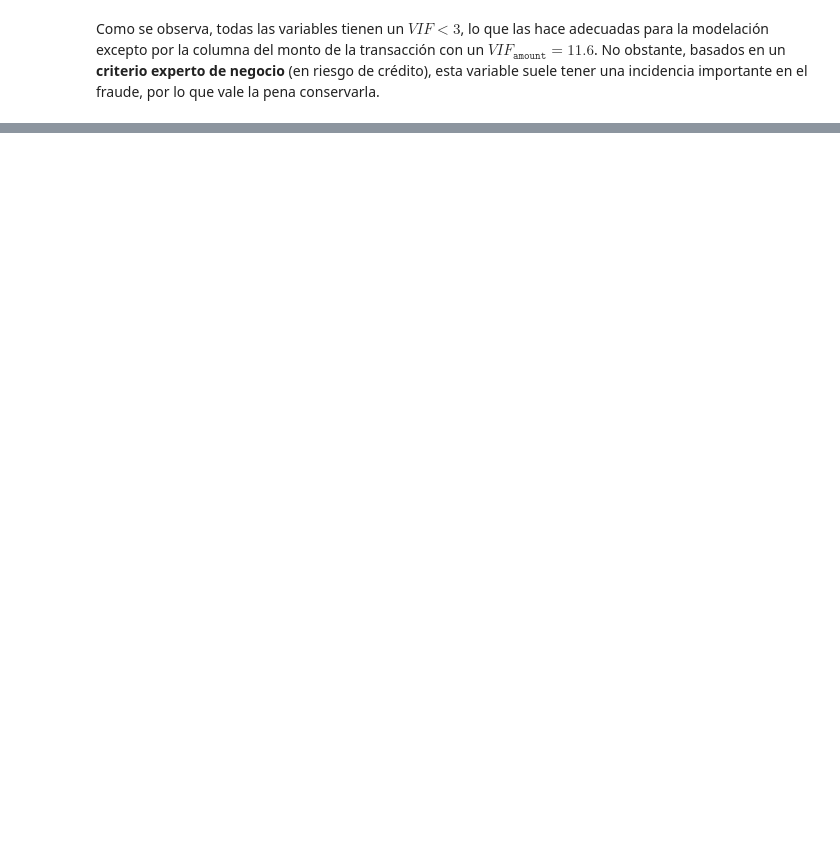
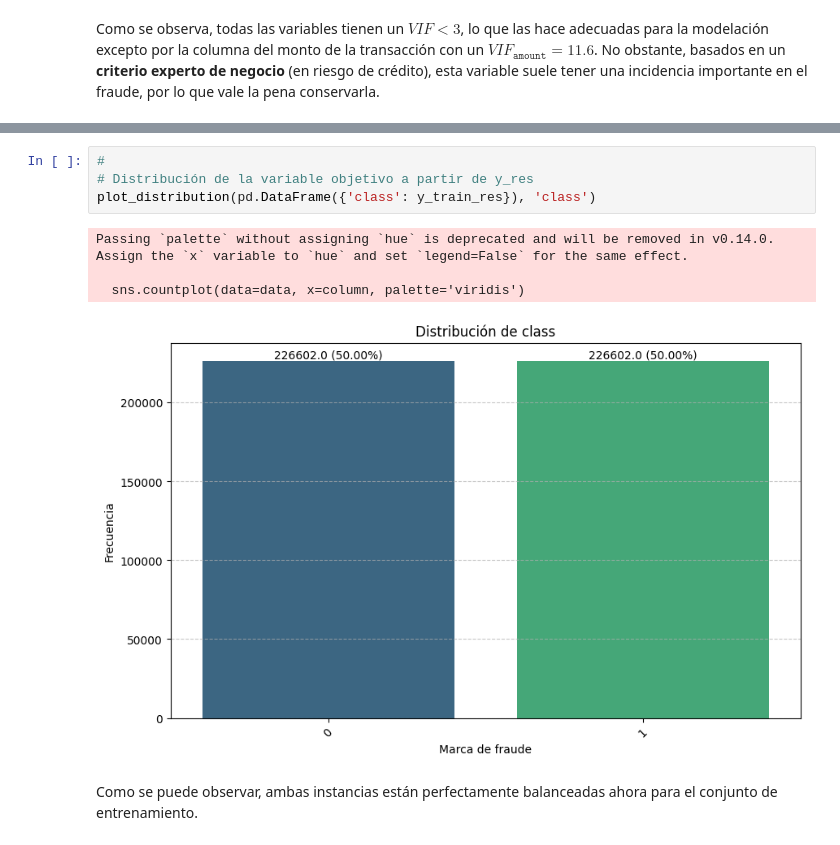
Before and after one commit to scuartasr/aprendmaq_proy_final, a Jupyter notebook: Cuadernos/A_preprocesamiento.ipynb, the cells around one changed output, grey strips where cells are left out. Saved outputs shown, nothing was run; the diff lists cells and outputs as text; blank space fills up the shorter version.

```diff
--- a/Cuadernos/A_preprocesamiento.ipynb
+++ b/Cuadernos/A_preprocesamiento.ipynb
@@ -170,0 +297,11 @@ Como proceso de control de calidad de la información, y para evitar sesgos en e
+# %%
+#
+# Distribución de la variable objetivo a partir de y_res
+plot_distribution(pd.DataFrame({'class': y_train_res}), 'class')
+# %% [output]
+Passing `palette` without assigning `hue` is deprecated and will be removed in v0.14.0. Assign the `x` variable to `hue` and set `legend=False` for the same effect.
+
+  sns.countplot(data=data, x=column, palette='viridis')
+[figure, added]
+# %% [markdown]
+Como se puede observar, ambas instancias están perfectamente balanceadas ahora para el conjunto de entrenamiento.
```
Also changed, not shown: parts of 23 cells of this notebook, 3 other files.
